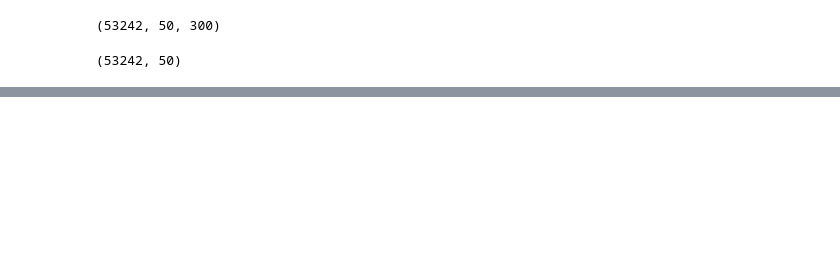
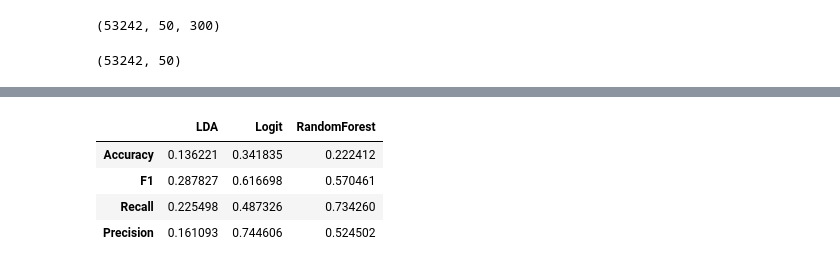
Before and after one commit to Oumnia-Sdn/Project-5-Categoriser-automatiquement-des-questions, a Jupyter notebook: Notebooks/Essais .ipynb, the cells around one changed output, grey strips where cells are left out. Cells and saved outputs as stored; diff of their text form; code cells hidden in the pictures; blank space fills up the shorter version.

```diff
--- a/Notebooks/Essais .ipynb
+++ b/Notebooks/Essais .ipynb
@@ -1011,0 +1011,8 @@ array([[[ 1.08261891e-02,  1.55008554e+00,  8.09962928e-01, ...,
+# %%
+df_metrics_rfc
+# %% [output]
+|  | LDA | Logit | RandomForest |
+| Accuracy | 0.136221 | 0.341835 | 0.222412 |
+| F1 | 0.287827 | 0.616698 | 0.570461 |
+| Recall | 0.225498 | 0.487326 | 0.734260 |
+| Precision | 0.161093 | 0.744606 | 0.524502 |
```
Also changed, not shown: parts of 70 cells of this notebook, 1 other file.
